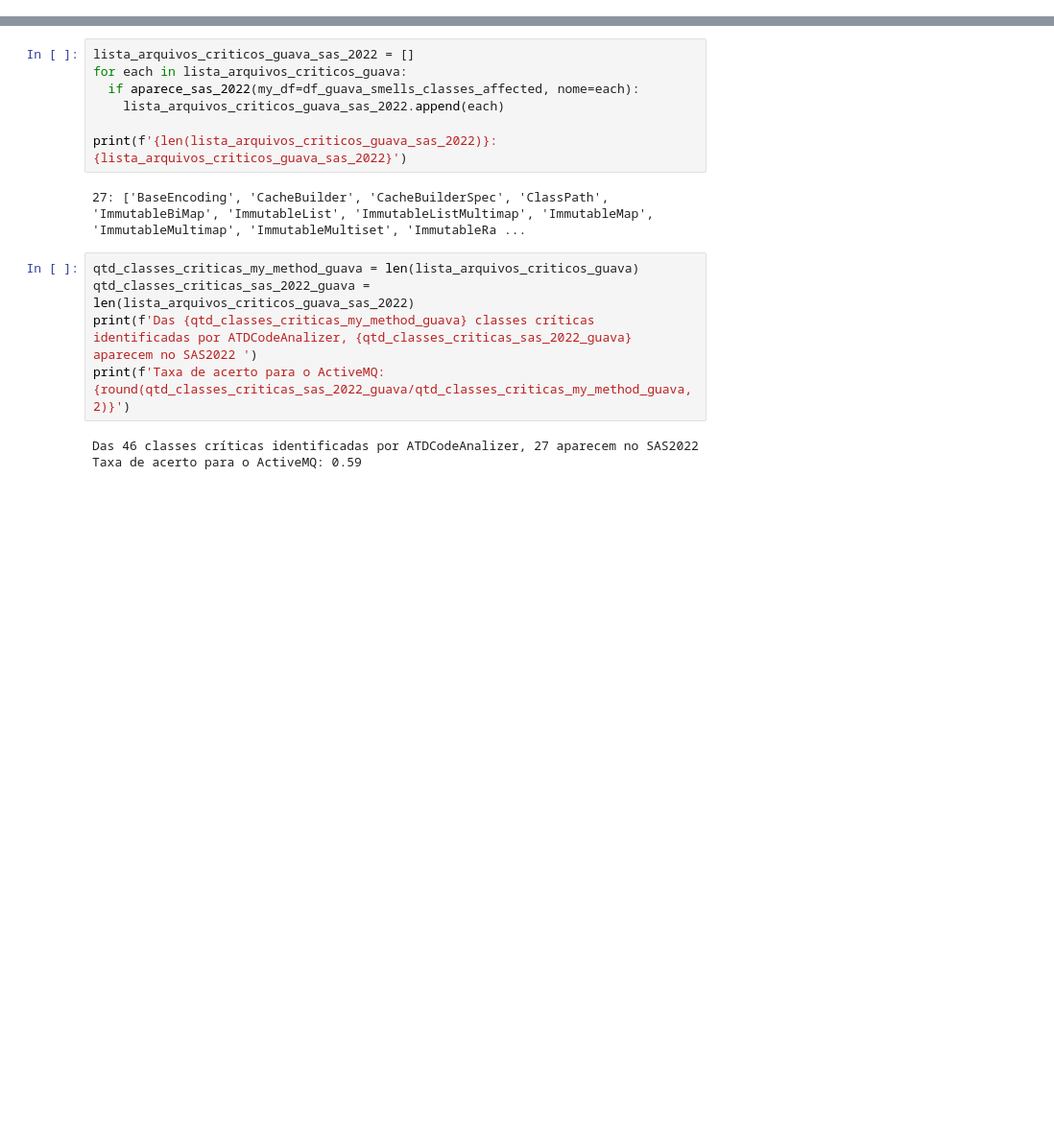
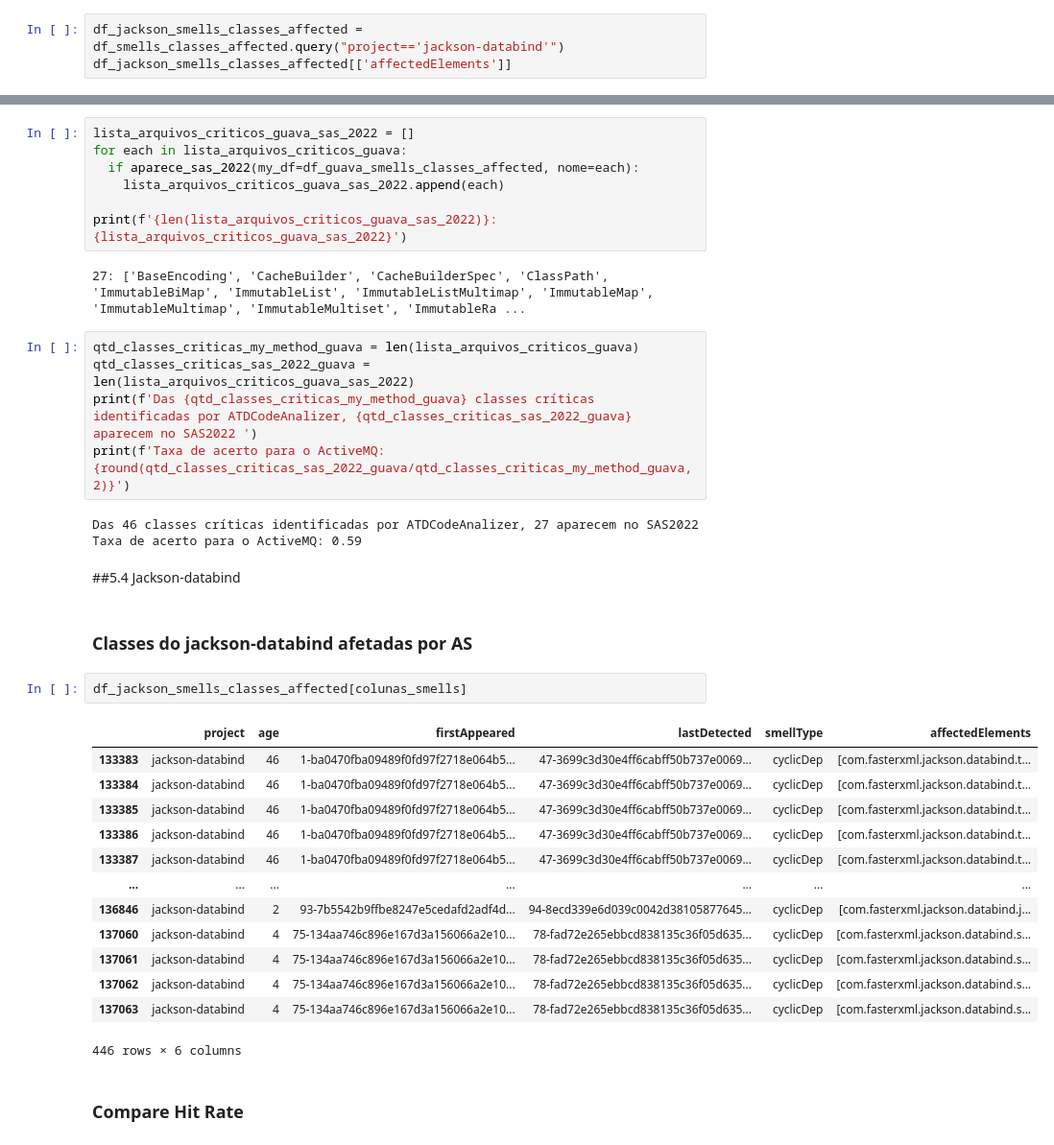
Before and after one commit to armandossrecife/piloto, a Jupyter notebook: notebooks/compare_with_sas2022.ipynb, the cells around one changed output, grey strips where cells are left out. Shown at 96% size. Cells and saved outputs as stored; diff of their text form; blank space fills up the shorter version.

```diff
--- a/notebooks/compare_with_sas2022.ipynb
+++ b/notebooks/compare_with_sas2022.ipynb
@@ -272,0 +275,3 @@ array(['cyclicDep', 'hubLikeDep'], dtype=object)
+# %%
+df_jackson_smells_classes_affected = df_smells_classes_affected.query("project=='jackson-databind'")
+df_jackson_smells_classes_affected[['affectedElements']]
@@ -1281,3 +1437,25 @@ print(f'Taxa de acerto para o ActiveMQ: {round(qtd_classes_criticas_sas_2022_gua
 # %% [output]
 Das 46 classes críticas identificadas por ATDCodeAnalizer, 27 aparecem no SAS2022
 Taxa de acerto para o ActiveMQ: 0.59
+# %% [markdown]
+##5.4 Jackson-databind
+# %% [markdown]
+### Classes do jackson-databind afetadas por AS
+# %%
+df_jackson_smells_classes_affected[colunas_smells]
+# %% [output]
+|  | project | age | firstAppeared | lastDetected | smellType | affectedElements |
+| 133383 | jackson-databind | 46 | 1-ba0470fba09489f0fd97f2718e064b5... | 47-3699c3d30e4ff6cabff50b737e0069... | cyclicDep | [com.fasterxml.jackson.databind.t... |
+| 133384 | jackson-databind | 46 | 1-ba0470fba09489f0fd97f2718e064b5... | 47-3699c3d30e4ff6cabff50b737e0069... | cyclicDep | [com.fasterxml.jackson.databind.t... |
+| 133385 | jackson-databind | 46 | 1-ba0470fba09489f0fd97f2718e064b5... | 47-3699c3d30e4ff6cabff50b737e0069... | cyclicDep | [com.fasterxml.jackson.databind.t... |
+| 133386 | jackson-databind | 46 | 1-ba0470fba09489f0fd97f2718e064b5... | 47-3699c3d30e4ff6cabff50b737e0069... | cyclicDep | [com.fasterxml.jackson.databind.t... |
+| 133387 | jackson-databind | 46 | 1-ba0470fba09489f0fd97f2718e064b5... | 47-3699c3d30e4ff6cabff50b737e0069... | cyclicDep | [com.fasterxml.jackson.databind.t... |
+| ... | ... | ... | ... | ... | ... | ... |
+| 136846 | jackson-databind | 2 | 93-7b5542b9ffbe8247e5cedafd2adf4d... | 94-8ecd339e6d039c0042d38105877645... | cyclicDep | [com.fasterxml.jackson.databind.j... |
+| 137060 | jackson-databind | 4 | 75-134aa746c896e167d3a156066a2e10... | 78-fad72e265ebbcd838135c36f05d635... | cyclicDep | [com.fasterxml.jackson.databind.s... |
+| 137061 | jackson-databind | 4 | 75-134aa746c896e167d3a156066a2e10... | 78-fad72e265ebbcd838135c36f05d635... | cyclicDep | [com.fasterxml.jackson.databind.s... |
+| 137062 | jackson-databind | 4 | 75-134aa746c896e167d3a156066a2e10... | 78-fad72e265ebbcd838135c36f05d635... | cyclicDep | [com.fasterxml.jackson.databind.s... |
+| 137063 | jackson-databind | 4 | 75-134aa746c896e167d3a156066a2e10... | 78-fad72e265ebbcd838135c36f05d635... | cyclicDep | [com.fasterxml.jackson.databind.s... |
+446 rows × 6 columns
+# %% [markdown]
+### Compare Hit Rate
```
Also changed, not shown: parts of 25 cells of this notebook, 4 other files.
